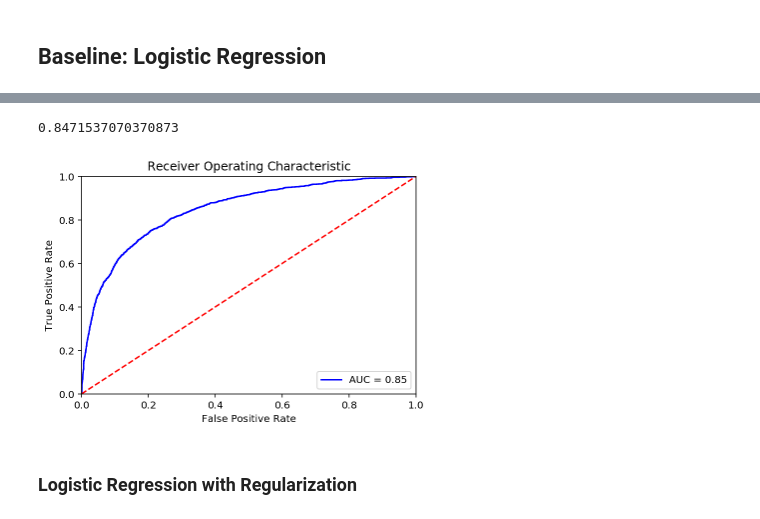
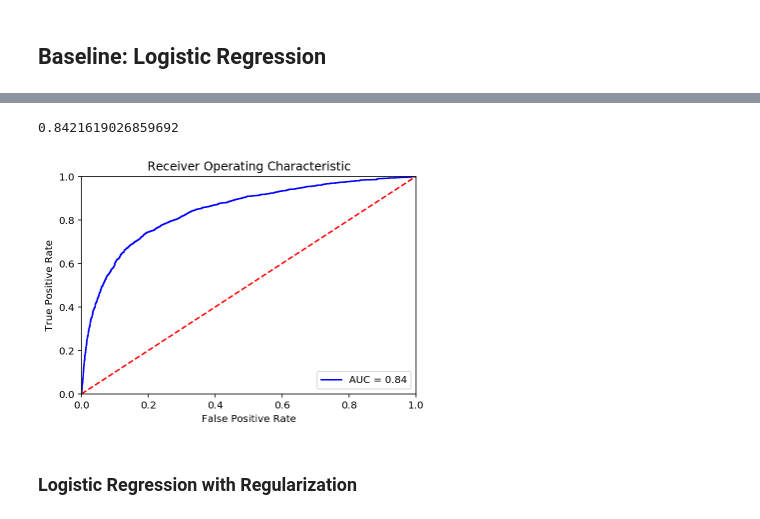
Before and after one commit to AlexaYuqinD/MS-E-246-Project, a Jupyter notebook: MS&E246 Project-Models.ipynb, the cells around one changed output, grey strips where cells are left out. Cells and saved outputs as stored; diff of their text form; code cells hidden in the pictures.

```diff
--- a/MS&E246 Project-Models.ipynb
+++ b/MS&E246 Project-Models.ipynb
@@ -140,23 +153,23 @@ print(classification_report(test_y, clf.predict(test_X)))
 # %%
 # ROC_AUC curve for logistic regression
-probs = clf.predict_proba(val_X)
-preds = probs[:,1]
-fpr, tpr, threshold = metrics.roc_curve(val_y, preds)
+probs = clf.predict_proba(test_X)
+preds_log = probs[:,1]
+fpr, tpr, threshold = metrics.roc_curve(test_y, preds_log)
 roc_auc = metrics.auc(fpr, tpr)
 print(roc_auc)
 
 plt.title('Receiver Operating Characteristic')
 plt.plot(fpr, tpr, 'b', label = 'AUC = %0.2f' % roc_auc)
 plt.legend(loc = 'lower right')
 plt.plot([0, 1], [0, 1],'r--')
 plt.xlim([0, 1])
 plt.ylim([0, 1])
 plt.ylabel('True Positive Rate')
 plt.xlabel('False Positive Rate')
 plt.show()
 # %% [output]
-0.8471537070370873
+0.8421619026859692
-[figure, old version]
+[figure, new version]
 # %% [markdown]
 ### Logistic Regression with Regularization
 # %% [markdown]
```
Also changed, not shown: parts of 22 cells of this notebook.
